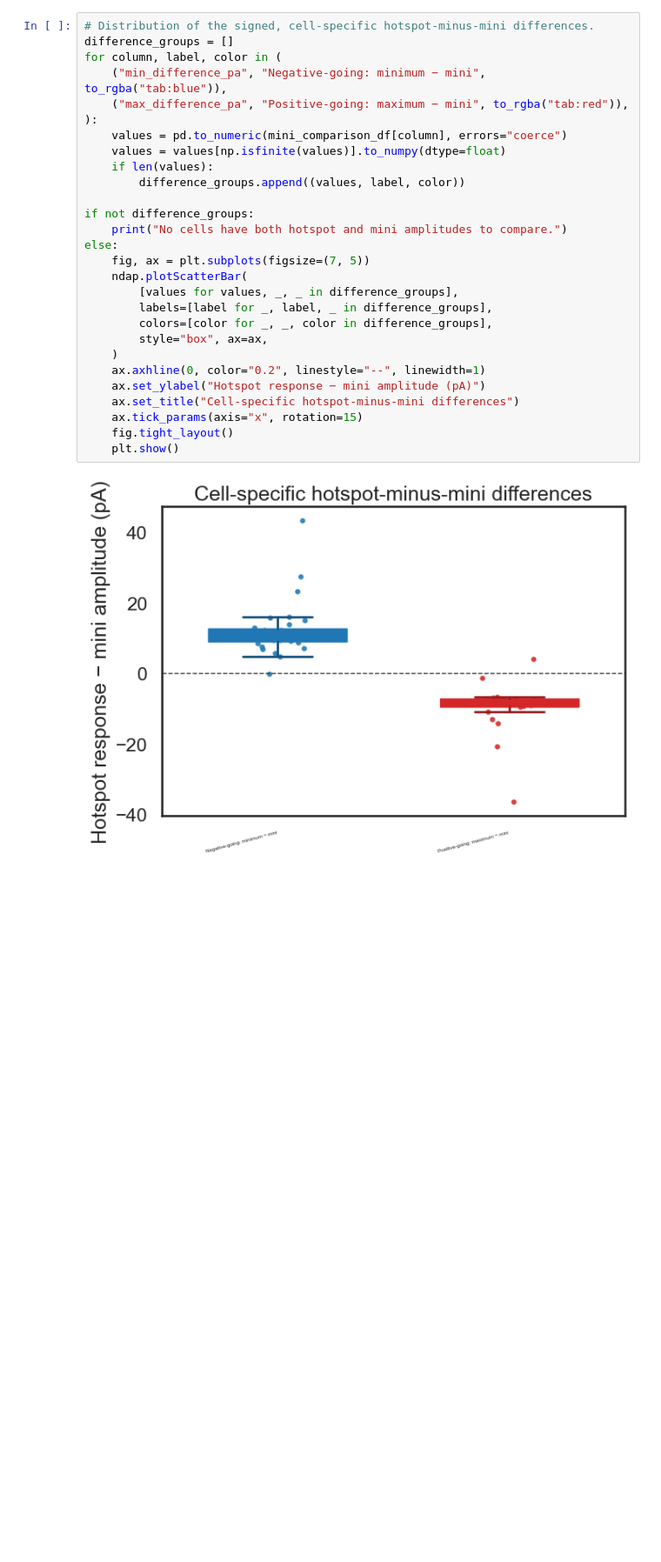
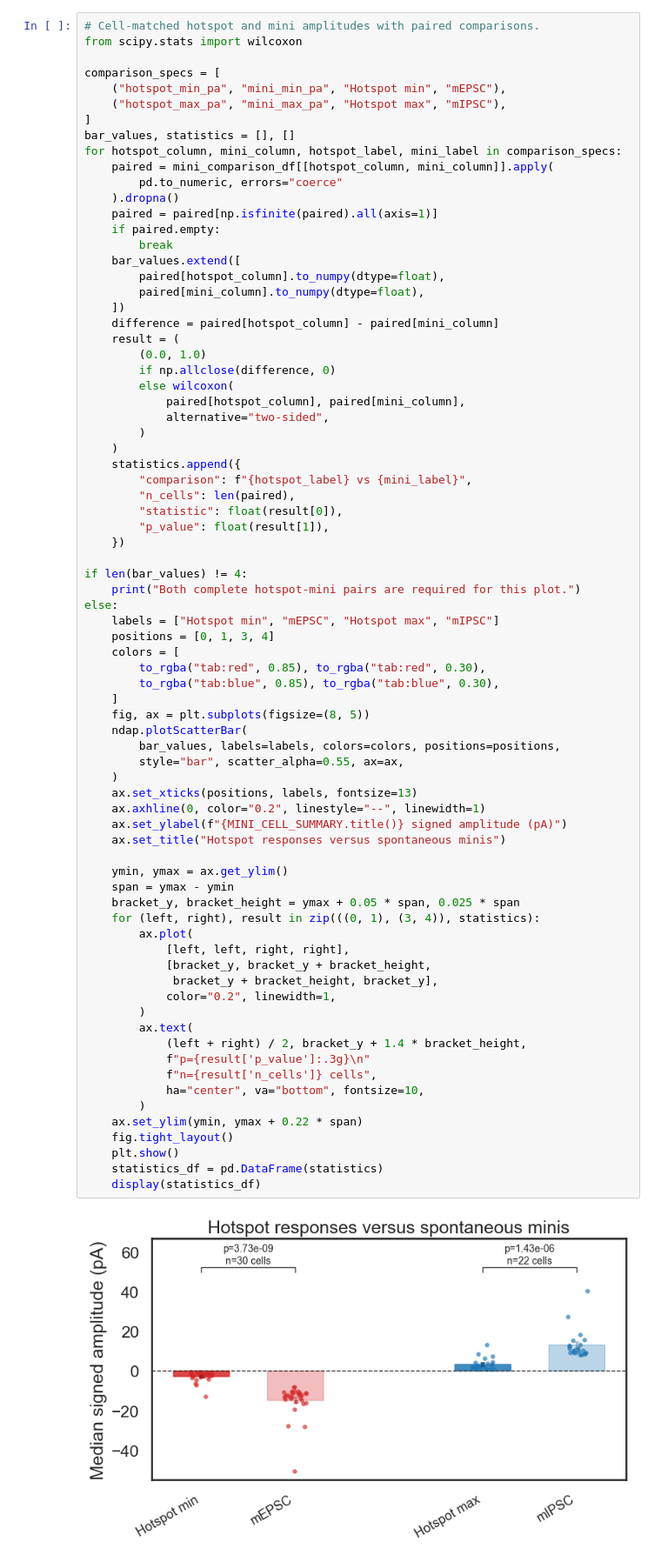
Before and after one commit to shunnnli/pyNeuroDAP, a Jupyter notebook: notebooks/Shun_dmd_analysis.ipynb, the cells around one changed output. Shown at 87% size. Cells and saved outputs as stored; diff of their text form; blank space fills up the shorter version.

Commit message:
with new hotspot comprisn

```diff
--- a/notebooks/Shun_dmd_analysis.ipynb
+++ b/notebooks/Shun_dmd_analysis.ipynb
@@ -2211,32 +2211,80 @@ plt.show()
 # %% [output]
 [figure]
 # %%
-# Distribution of the signed, cell-specific hotspot-minus-mini differences.
-difference_groups = []
-for column, label, color in (
-    ("min_difference_pa", "Negative-going: minimum − mini", to_rgba("tab:blue")),
-    ("max_difference_pa", "Positive-going: maximum − mini", to_rgba("tab:red")),
-):
-    values = pd.to_numeric(mini_comparison_df[column], errors="coerce")
-    values = values[np.isfinite(values)].to_numpy(dtype=float)
-    if len(values):
-        difference_groups.append((values, label, color))
+# Cell-matched hotspot and mini amplitudes with paired comparisons.
+from scipy.stats import wilcoxon
 
-if not difference_groups:
-    print("No cells have both hotspot and mini amplitudes to compare.")
+comparison_specs = [
+    ("hotspot_min_pa", "mini_min_pa", "Hotspot min", "mEPSC"),
+    ("hotspot_max_pa", "mini_max_pa", "Hotspot max", "mIPSC"),
+]
+bar_values, statistics = [], []
+for hotspot_column, mini_column, hotspot_label, mini_label in comparison_specs:
+    paired = mini_comparison_df[[hotspot_column, mini_column]].apply(
+        pd.to_numeric, errors="coerce"
+    ).dropna()
+    paired = paired[np.isfinite(paired).all(axis=1)]
+    if paired.empty:
+        break
+    bar_values.extend([
+        paired[hotspot_column].to_numpy(dtype=float),
+        paired[mini_column].to_numpy(dtype=float),
+    ])
+    difference = paired[hotspot_column] - paired[mini_column]
+    result = (
+        (0.0, 1.0)
+        if np.allclose(difference, 0)
+        else wilcoxon(
+            paired[hotspot_column], paired[mini_column],
+            alternative="two-sided",
+        )
+    )
+    statistics.append({
+        "comparison": f"{hotspot_label} vs {mini_label}",
+        "n_cells": len(paired),
+        "statistic": float(result[0]),
+        "p_value": float(result[1]),
+    })
+
+if len(bar_values) != 4:
+    print("Both complete hotspot-mini pairs are required for this plot.")
 else:
-    fig, ax = plt.subplots(figsize=(7, 5))
+    labels = ["Hotspot min", "mEPSC", "Hotspot max", "mIPSC"]
+    positions = [0, 1, 3, 4]
+    colors = [
+        to_rgba("tab:red", 0.85), to_rgba("tab:red", 0.30),
+        to_rgba("tab:blue", 0.85), to_rgba("tab:blue", 0.30),
+    ]
+    fig, ax = plt.subplots(figsize=(8, 5))
     ndap.plotScatterBar(
-        [values for values, _, _ in difference_groups],
-        labels=[label for _, label, _ in difference_groups],
-        colors=[color for _, _, color in difference_groups],
-        style="box", ax=ax,
+        bar_values, labels=labels, colors=colors, positions=positions,
+        style="bar", scatter_alpha=0.55, ax=ax,
     )
+    ax.set_xticks(positions, labels, fontsize=13)
     ax.axhline(0, color="0.2", linestyle="--", linewidth=1)
-    ax.set_ylabel("Hotspot response − mini amplitude (pA)")
-    ax.set_title("Cell-specific hotspot-minus-mini differences")
-    ax.tick_params(axis="x", rotation=15)
+    ax.set_ylabel(f"{MINI_CELL_SUMMARY.title()} signed amplitude (pA)")
+    ax.set_title("Hotspot responses versus spontaneous minis")
+
+    ymin, ymax = ax.get_ylim()
+    span = ymax - ymin
+    bracket_y, bracket_height = ymax + 0.05 * span, 0.025 * span
+    for (left, right), result in zip(((0, 1), (3, 4)), statistics):
+        ax.plot(
+            [left, left, right, right],
+            [bracket_y, bracket_y + bracket_height,
+             bracket_y + bracket_height, bracket_y],
+            color="0.2", linewidth=1,
+        )
+        ax.text(
+            (left + right) / 2, bracket_y + 1.4 * bracket_height,
+            f"p={result['p_value']:.3g}\n"
+            f"n={result['n_cells']} cells",
+            ha="center", va="bottom", fontsize=10,
+        )
+    ax.set_ylim(ymin, ymax + 0.22 * span)
     fig.tight_layout()
     plt.show()
+    statistics_df = pd.DataFrame(statistics)
+    display(statistics_df)
 # %% [output]
-[figure, old version]
+[figure, new version]
```
Also changed, not shown: parts of 1 cell of this notebook.
